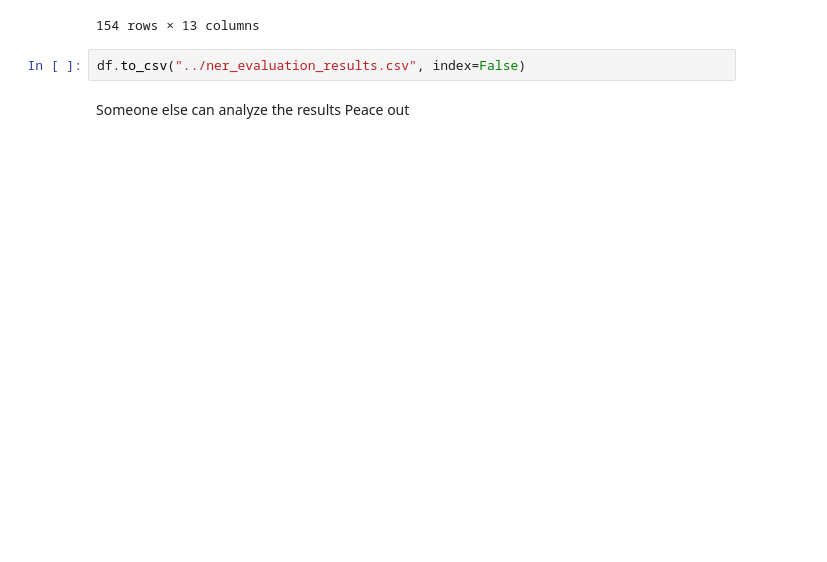
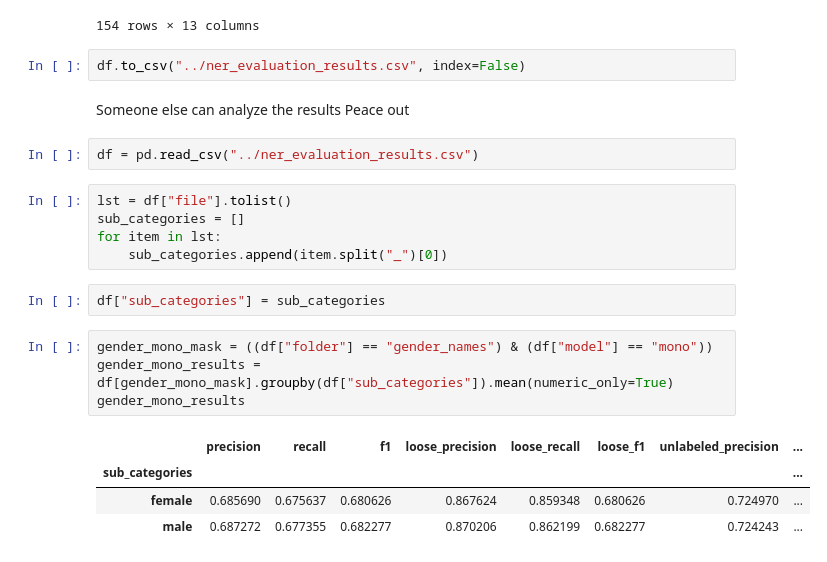
Before and after one commit to BossThePro/NLPProject-Group-SLP, a Jupyter notebook: code/evaluation.ipynb, the cells around one changed output. Cells and saved outputs as stored; diff of their text form; blank space fills up the shorter version.

```diff
--- a/code/evaluation.ipynb
+++ b/code/evaluation.ipynb
@@ -279,3 +279,21 @@ df
 df.to_csv("../ner_evaluation_results.csv", index=False)
 # %% [markdown]
 Someone else can analyze the results Peace out
+# %%
+df = pd.read_csv("../ner_evaluation_results.csv")
+# %%
+lst = df["file"].tolist()
+sub_categories = []
+for item in lst:
+    sub_categories.append(item.split("_")[0])
+# %%
+df["sub_categories"] = sub_categories
+# %%
+gender_mono_mask = ((df["folder"] == "gender_names") & (df["model"] == "mono"))
+gender_mono_results = df[gender_mono_mask].groupby(df["sub_categories"]).mean(numeric_only=True)
+gender_mono_results
+# %% [output]
+|  | precision | recall | f1 | loose_precision | loose_recall | loose_f1 | unlabeled_precision | ... |
+| sub_categories |  |  |  |  |  |  |  | ... |
+| female | 0.685690 | 0.675637 | 0.680626 | 0.867624 | 0.859348 | 0.680626 | 0.724970 | ... |
+| male | 0.687272 | 0.677355 | 0.682277 | 0.870206 | 0.862199 | 0.682277 | 0.724243 | ... |
```
Also changed, not shown: parts of 3 cells of this notebook, 5 other files.
